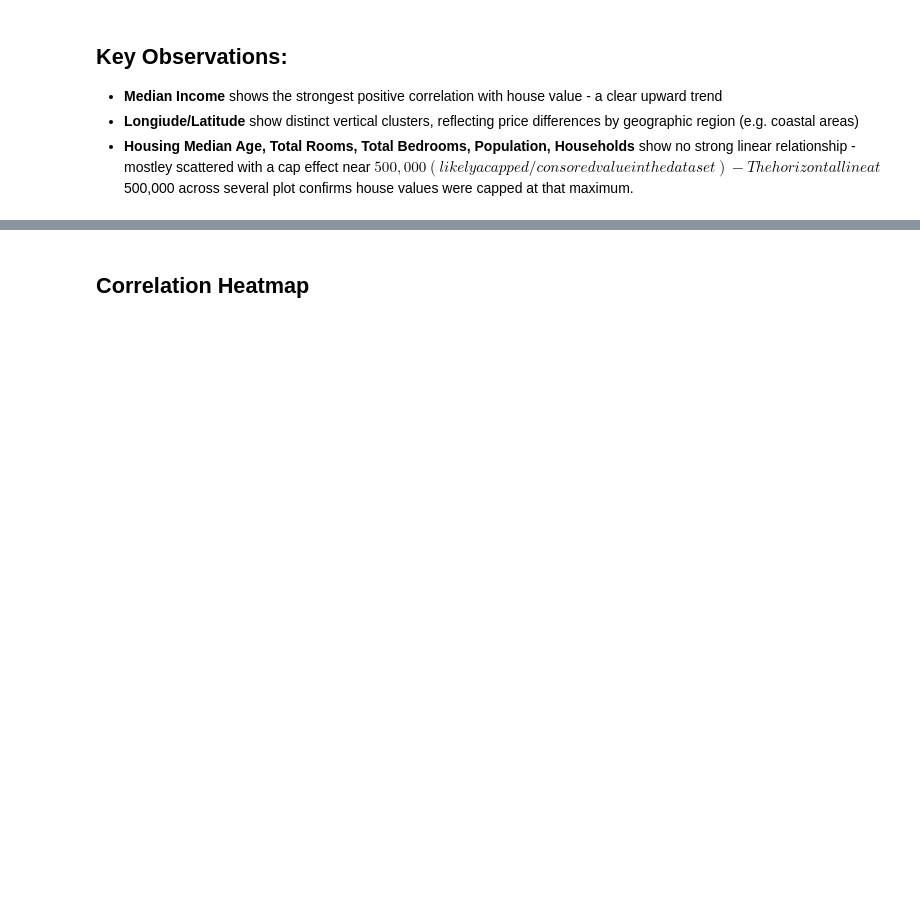
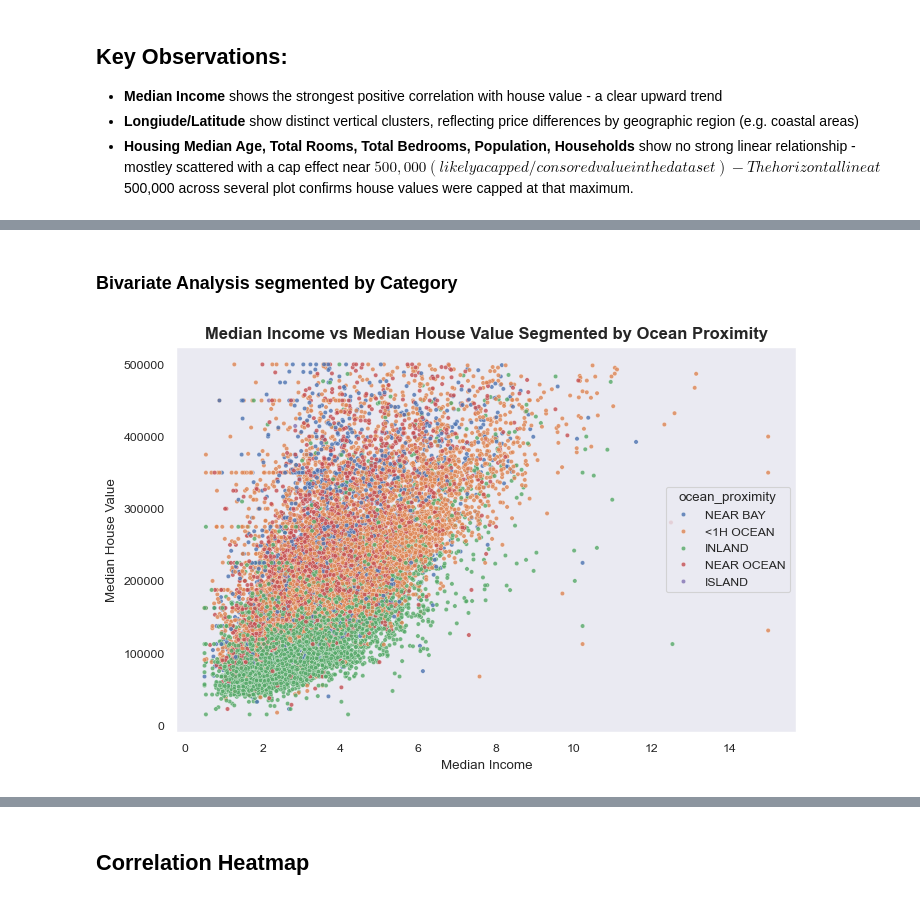
Before and after one commit to Timkizz/AnalystLab-Capstone-Project--California-house-price-prediction-, a Jupyter notebook: housing.ipynb, the cells around one changed output, grey strips where cells are left out. Saved outputs shown, nothing was run; the diff lists cells and outputs as text; code cells hidden in the pictures; blank space fills up the shorter version.

```diff
--- a/housing.ipynb
+++ b/housing.ipynb
@@ -345,0 +353,14 @@ plt.show()
+# %% [markdown]
+### Bivariate Analysis segmented by Category
+# %%
+plt.figure(figsize = (8,5))
+sns.scatterplot(data = df, x = df['median_income'],
+                y = df['median_house_value'],
+                hue = 'ocean_proximity',alpha = 0.8, s = 10)
+plt.xlabel("Median Income")
+plt.ylabel("Median House Value")
+plt.title("Median Income vs Median House Value Segmented by Ocean Proximity", fontsize = 12, fontweight = 'bold')
+plt.savefig("med_inc_vs_med_house_val_by_ocean_proximity.JPEG")
+plt.show()
+# %% [output]
+[figure, added]
```
Also changed, not shown: parts of 30 cells of this notebook, 1 other file.
